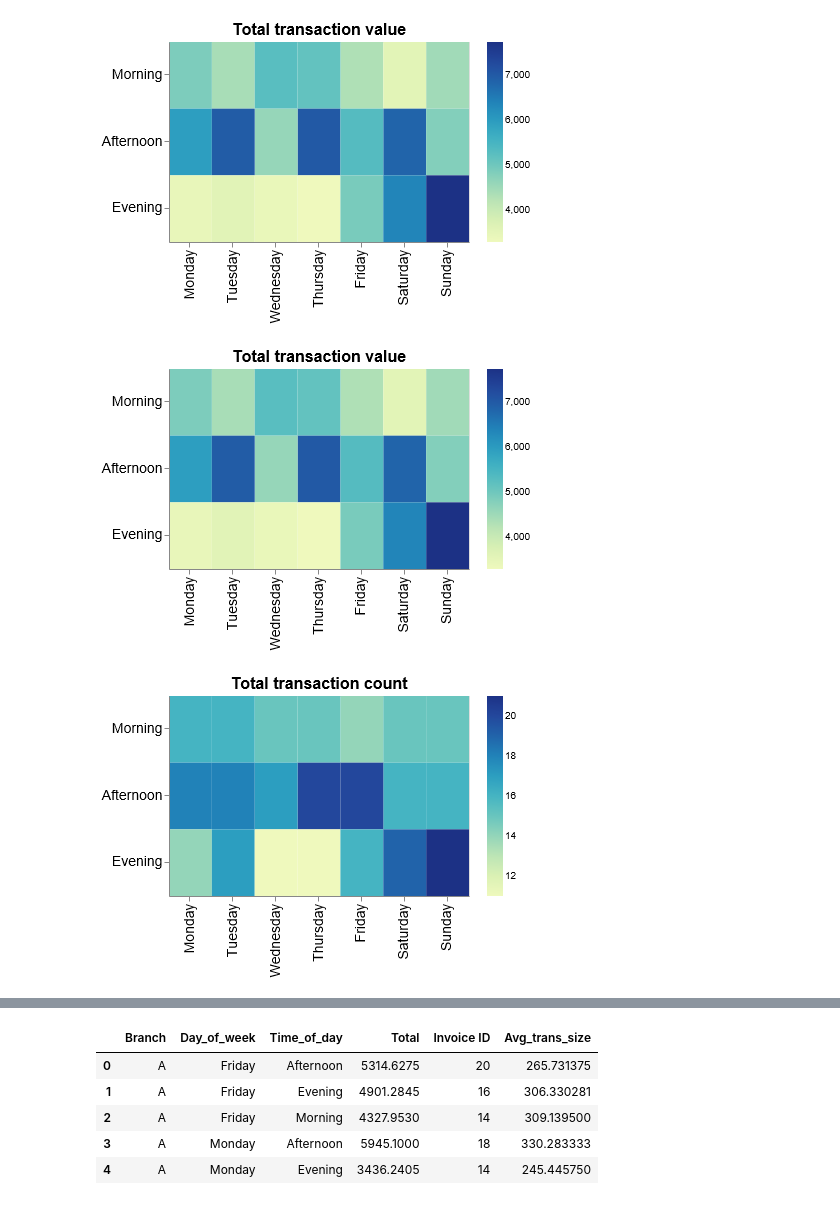
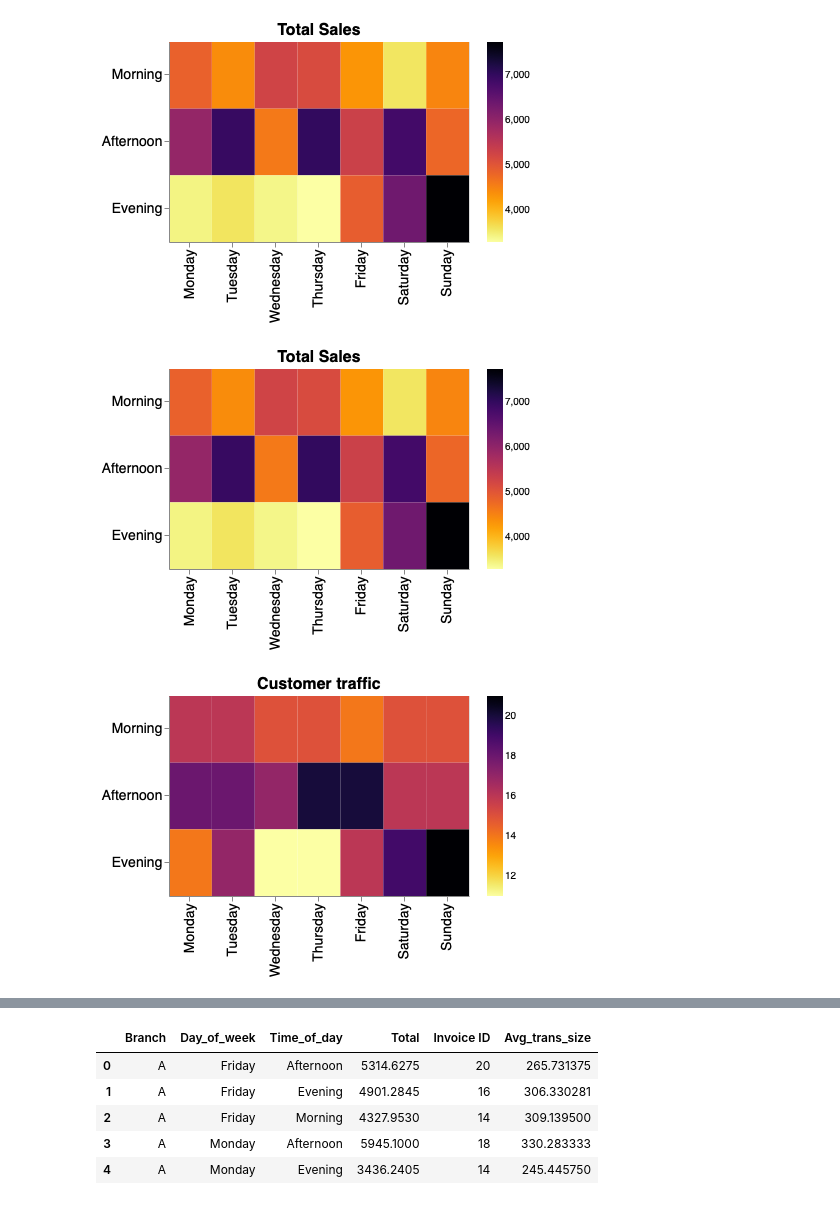
Before and after one commit to reikookamoto/DSCI_532_group-106_supermarket, a Jupyter notebook: src/analysis_draft.ipynb, the cells around one changed output, grey strips where cells are left out. Drawn from its saved outputs; the diff is of its cells as text; code cells hidden in the pictures.

```diff
--- a/src/analysis_draft.ipynb
+++ b/src/analysis_draft.ipynb
@@ -36,27 +36,30 @@ new_df_a = new_df.query("Branch == 'A'")
 new_df_b = new_df.query("Branch == 'B'")
 new_df_c = new_df.query("Branch == 'C'")
 # %%
-# Plot total transaction (pr-efiltered by store A for example)
+# Plot total transaction (pre-filtered by store A for example)
+# for color scheme choose btween viridis, magma, inferno, plasma, bluegreen, bluepurple
 
 days = ['Monday', 'Tuesday', 'Wednesday', 'Thursday', 'Friday', 'Saturday', 'Sunday']
 times = ['Morning', 'Afternoon', 'Evening']
 
 plot_1 = (alt
  .Chart(new_df_a)
  .mark_rect()
  .encode(
      alt.X('Day_of_week:N', title=None, sort=days),
      alt.Y('Time_of_day:N', title=None, sort=times),
-     alt.Color('sum(Total):Q', title=None),
-     tooltip='sum(Total):Q')
+     alt.Color('sum(Total):Q', title=None, scale=alt.Scale(scheme='inferno'), sort="descending"),
+     tooltip=[alt.Tooltip('Day_of_week', title='Day of the week'),
+              alt.Tooltip('Time_of_day', title="Time of the day"),
+              alt.Tooltip('sum(Total):Q', title='Sales', format='$,.0f')])
  .configure_axis(labelFontSize=14, titleFontSize=14)
  .configure_title(fontSize=16)
- .properties(width=300, height=200, title='Total transaction value')
+ .properties(width=300, height=200, title='Total Sales')
 )
 
 plot_1
 # %% [output]
-[figure, old version]
+[figure, new version]
 # %%
 # Same plot as above, using `transform_filter`
 
@@ -66,17 +69,19 @@ plot_1_transform = (alt
  .encode(
      alt.X('Day_of_week:N', title=None, sort=days),
      alt.Y('Time_of_day:N', title=None, sort=times),
-     alt.Color('sum(Total):Q', title=None),
-     tooltip='sum(Total):Q')
+     alt.Color('sum(Total):Q', title=None, scale=alt.Scale(scheme='inferno'), sort="descending"),
+     tooltip=[alt.Tooltip('Day_of_week', title = 'Day of the week'),
+              alt.Tooltip('Time_of_day', title = "Time of the day"),
+              alt.Tooltip('sum(Total):Q', title = 'Sales', format='$,.0f')])
  .transform_filter(alt.FieldEqualPredicate(field='Branch', equal='A'))
  .configure_axis(labelFontSize=14, titleFontSize=14)
  .configure_title(fontSize=16)
- .properties(width=300, height=200, title='Total transaction value')
+ .properties(width=300, height=200, title='Total Sales')
 )
 
 plot_1_transform
 # %% [output]
-[figure, old version]
+[figure, new version]
 # %%
 # Plot total transaction count (pre-filtered by store A for example)
 
@@ -86,16 +91,18 @@ plot_2 = (alt
  .encode(
      alt.X('Day_of_week:N', title=None, sort=days),
      alt.Y('Time_of_day:N', title=None, sort=times),
-     alt.Color('count(Invoice ID):Q', title=None),
-     tooltip='count(Invoice ID):Q')
+     alt.Color('count(Invoice ID):Q', title=None, scale=alt.Scale(scheme='inferno'), sort="descending"),
+     tooltip=[alt.Tooltip('Day_of_week', title = 'Day of the week'),
+              alt.Tooltip('Time_of_day', title = "Time of the day"),
+              alt.Tooltip('count(Invoice ID):Q', title = 'No. of transactions')])
  .configure_axis(labelFontSize=14, titleFontSize=14)
  .configure_title(fontSize=16)
- .properties(width=300, height=200, title='Total transaction count')
+ .properties(width=300, height=200, title='Customer traffic')
 )
 
 plot_2
 # %% [output]
-[figure, old version]
+[figure, new version]
 # %%
 # Same plot as above, using `transform_filter`
 
```
Also changed, not shown: parts of 5 cells of this notebook.
